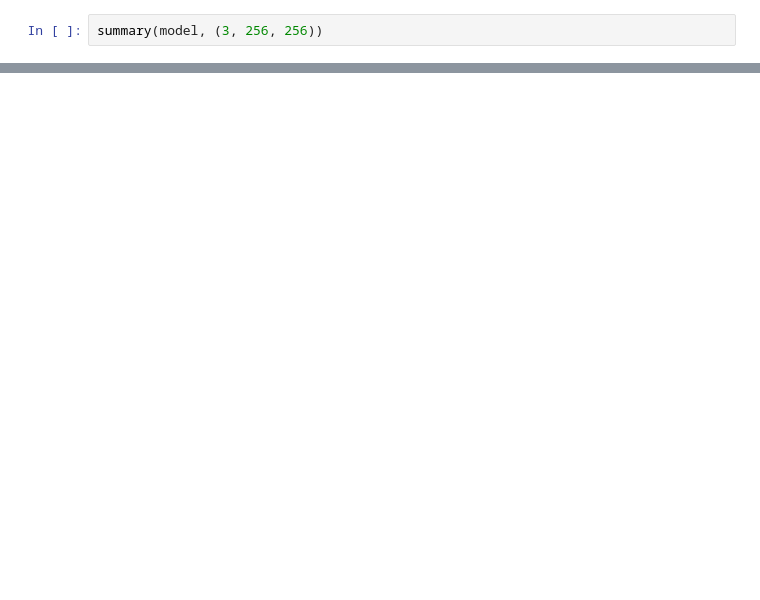
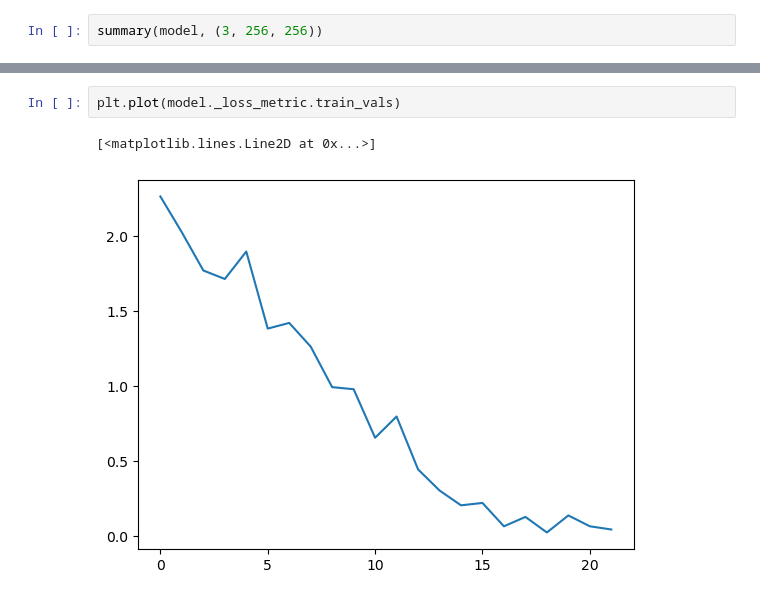
Before and after one commit to tgross03/vacation, a Jupyter notebook: vacation/notebooks/network_testing.ipynb, the cells around one changed output, grey strips where cells are left out. Cells and saved outputs as stored; diff of their text form; blank space fills up the shorter version.

```diff
--- a/vacation/notebooks/network_testing.ipynb
+++ b/vacation/notebooks/network_testing.ipynb
@@ -39,0 +49,5 @@ summary(model, (3, 256, 256))
+# %%
+plt.plot(model._loss_metric.train_vals)
+# %% [output]
+[<matplotlib.lines.Line2D at 0x...>]
+[figure, added]
```
Also changed, not shown: parts of 7 cells of this notebook, 2 other files.
